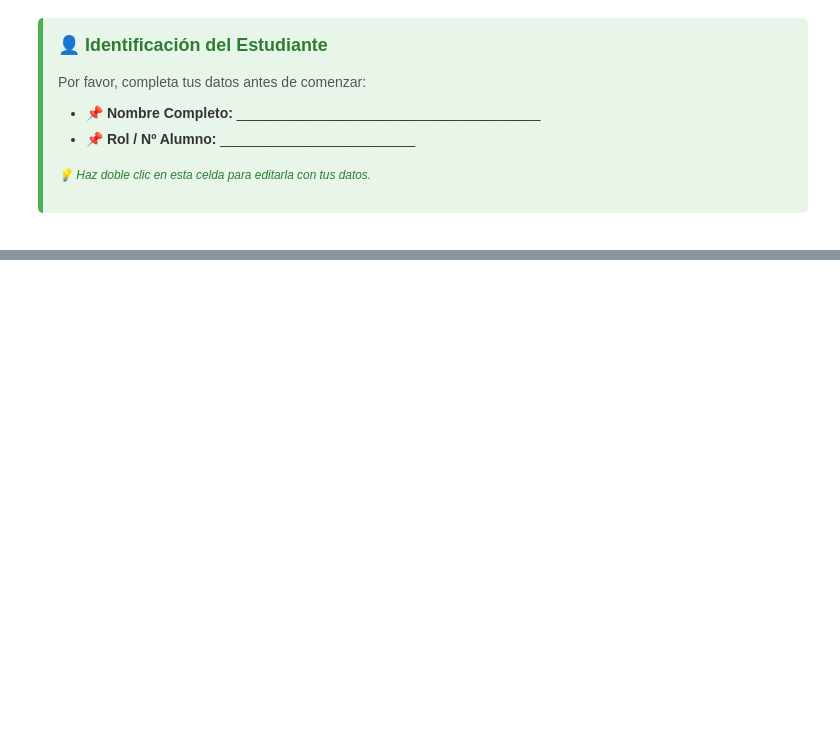
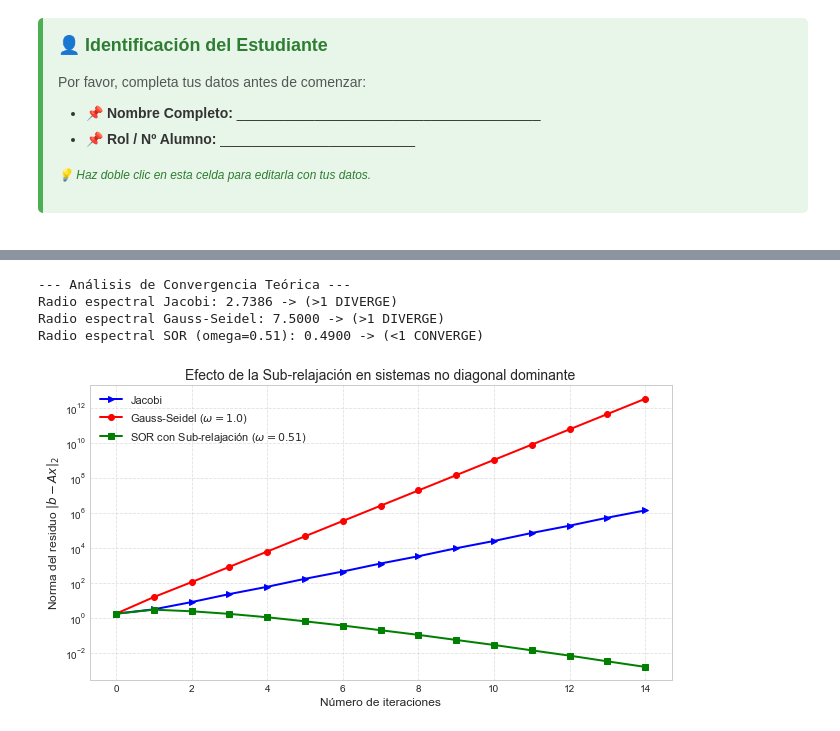
Before and after one commit to ManuelSanchezUribe/MAT2605_UC_labs, a Jupyter notebook: Lab05/lab05.ipynb, the cells around one changed output, grey strips where cells are left out. Cells and saved outputs as stored; diff of their text form; code cells hidden in the pictures; blank space fills up the shorter version.

```diff
--- a/Lab05/lab05.ipynb
+++ b/Lab05/lab05.ipynb
@@ -58,0 +77,71 @@ Estilo usado: <function context at 0x...>
+# %%
+A = np.array([[2, 3, 0],
+              [-5, 2, 3],
+              [0, -5, 2]])
+b = np.array([1, 1, 1])
+
+# Descomposición de la matriz A
+D = np.diag(np.diag(A)); L = np.tril(A, -1); U = np.triu(A, 1)
+
+# Jacobi
+G_J = -np.linalg.inv(D)@(L+U)
+rho_J = np.max(np.abs(np.linalg.eigvals(G_J)))
+
+# Gauss-Seidel (Equivalente a SOR con omega = 1.0)
+G_GS = -np.linalg.inv(D + L) @ U
+rho_GS = np.max(np.abs(np.linalg.eigvals(G_GS)))
+
+# SOR con sub-relajación (omega = 0.5)
+omega = .51
+G_SOR = np.linalg.inv(D + omega * L) @ ((1 - omega) * D - omega * U)
+rho_SOR = np.max(np.abs(np.linalg.eigvals(G_SOR)))
+
+print("--- Análisis de Convergencia Teórica ---")
+print(f"Radio espectral Jacobi: {rho_J:.4f} -> (>1 DIVERGE)")
+print(f"Radio espectral Gauss-Seidel: {rho_GS:.4f} -> (>1 DIVERGE)")
+print(f"Radio espectral SOR (omega={omega}): {rho_SOR:.4f} -> (<1 CONVERGE)\n")
+
+def solver_iterativo(G, c, x0, num_iters):
+    x = x0.copy()
+    historial_residuo = []
+    for _ in range(num_iters):
+        # Calcular norma del residuo ||b - Ax||
+        res = np.linalg.norm(b - A @ x)
+        historial_residuo.append(res)
+        # Actualizar paso
+        x = G @ x + c
+    return historial_residuo
+
+# Condiciones iniciales y constantes de iteración
+x0 = np.zeros(3)
+iters = 15
+
+c_J = np.linalg.inv(D ) @ b
+c_GS = np.linalg.inv(D + L) @ b
+c_SOR = omega * np.linalg.inv(D + omega * L) @ b
+
+# Calcular historiales
+res_J = solver_iterativo(G_J, c_J, x0, iters)
+res_GS = solver_iterativo(G_GS, c_GS, x0, iters)
+res_SOR = solver_iterativo(G_SOR, c_SOR, x0, iters)
+
+# 4. Visualización de resultados para los estudiantes
+plt.figure(figsize=(9, 5))
+plt.plot(res_J, 'b->', linewidth=2, label=r'Jacobi')
+plt.plot(res_GS, 'r-o', linewidth=2, label=r'Gauss-Seidel ($\omega=1.0$)')
+plt.plot(res_SOR, 'g-s', linewidth=2, label=r'SOR con Sub-relajación ($\omega=0.51$)')
+
+plt.yscale('log')
+plt.xlabel('Número de iteraciones', fontsize=12)
+plt.ylabel(r'Norma del residuo $\|b - Ax\|_2$', fontsize=12)
+plt.title('Efecto de la Sub-relajación en sistemas no diagonal dominante', fontsize=14)
+plt.legend(fontsize=11)
+plt.grid(True, which="both", ls="--", alpha=0.6)
+plt.tight_layout()
+plt.show()
+# %% [output]
+--- Análisis de Convergencia Teórica ---
+Radio espectral Jacobi: 2.7386 -> (>1 DIVERGE)
+Radio espectral Gauss-Seidel: 7.5000 -> (>1 DIVERGE)
+Radio espectral SOR (omega=0.51): 0.4900 -> (<1 CONVERGE)
+[figure, added]
```
Also changed, not shown: parts of 8 cells of this notebook, 1 other file.
